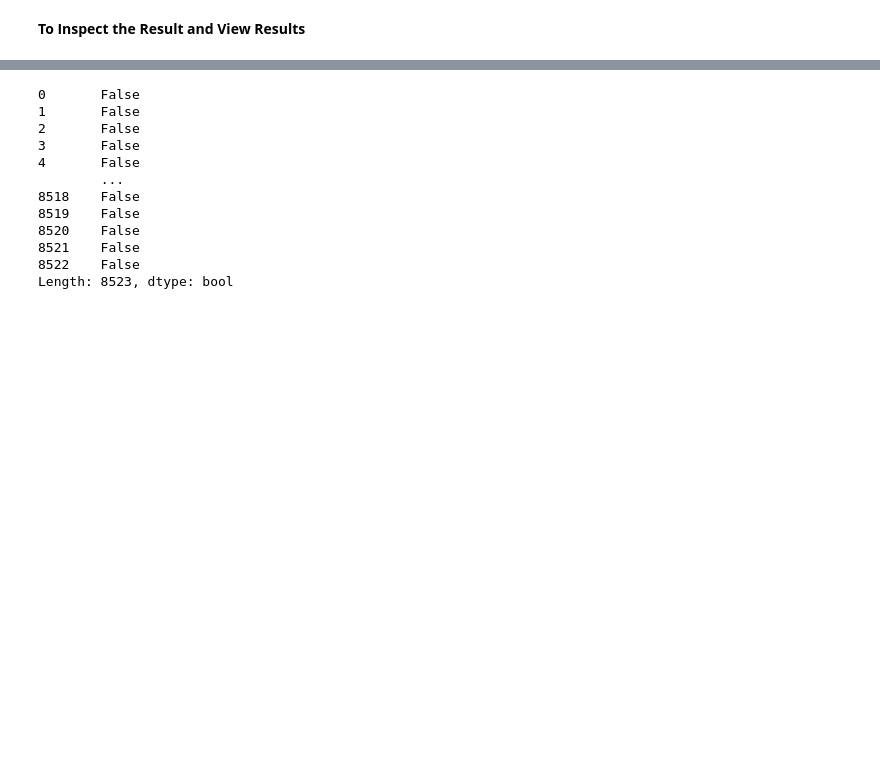
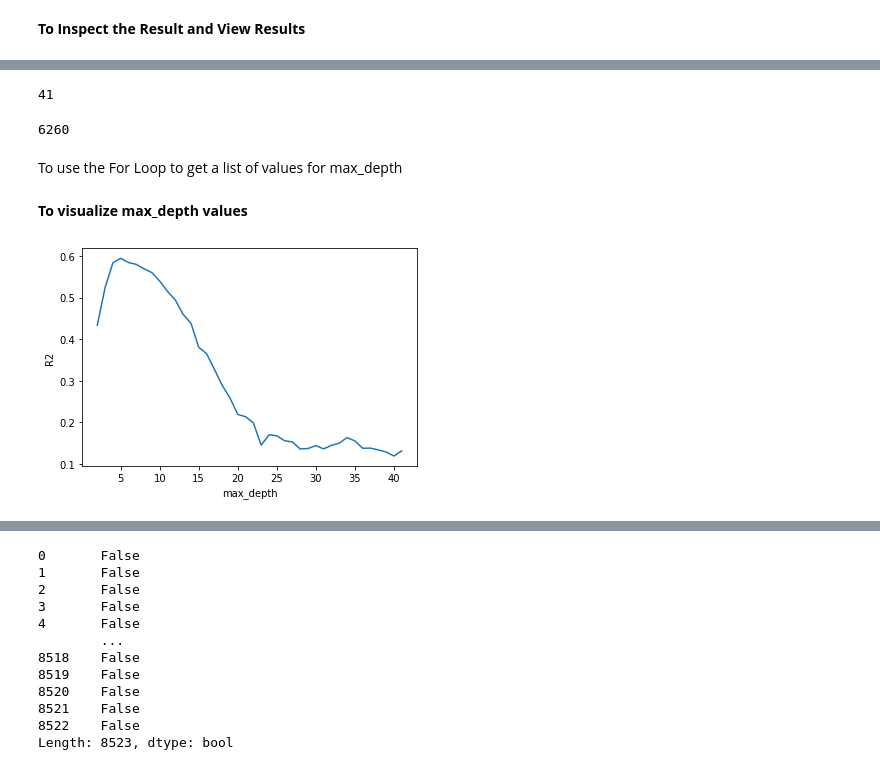
Before and after one commit to Swaghanaian/Food-Sales-Predictions, a Jupyter notebook: Food_Sales_Predictions.ipynb, the cells around one changed output, grey strips where cells are left out. Drawn from its saved outputs; the diff is of its cells as text; code cells hidden in the pictures; blank space fills up the shorter version.

```diff
--- a/Food_Sales_Predictions.ipynb
+++ b/Food_Sales_Predictions.ipynb
@@ -228,0 +375,7 @@ array([[ 0.81724868, -0.71277507,  1.82810922, ...,  0.        ,
+# %%
+#To instantiate
+#Using the decision tree
+dec_tree = DecisionTreeRegressor(random_state = 42)
+# %%
+#To fit model on training set
+dec_tree.fit(X_train_processed, y_train)
@@ -228,0 +391,6 @@ array([[ 0.81724868, -0.71277507,  1.82810922, ...,  0.        ,
+# %%
+# evaluate the model
+train_score = dec_tree.score(X_train_processed, y_train)
+test_score = dec_tree.score(X_test_processed, y_test)
+print(train_score)
+print(test_score)
@@ -228,0 +417,34 @@ array([[ 0.81724868, -0.71277507,  1.82810922, ...,  0.        ,
+# %%
+# To find the depth of the model
+dec_tree.get_depth()
+# %% [output]
+41
+# %%
+#To find how many leaf nodes exist in the model
+dec_tree.get_n_leaves()
+# %% [output]
+6260
+# %% [markdown]
+To use the For Loop to get a list of values for max_depth
+# %%
+# List of values to try for max_depth:
+depths = list(range(2, 42)) # will try every value between 2 and 36
+# Data frame to store the score for each value of max_depth:
+scores = pd.DataFrame(index=depths, columns=['Test Score','Train Score'])
+for depth in depths:
+    dec_tree = DecisionTreeRegressor(max_depth=depth, random_state=42)
+    dec_tree.fit(X_train_processed, y_train)
+    train_score = dec_tree.score(X_train_processed, y_train)
+    test_score = dec_tree.score(X_test_processed, y_test)
+    scores.loc[depth, 'Train Score'] = train_score
+    scores.loc[depth, 'Test Score'] = test_score
+# %% [markdown]
+**To visualize max_depth values**
+# %%
+# Visualize which max_depth leads to the highest r2 score
+import matplotlib.pyplot as plt
+plt.plot(depths, scores['Test Score'])
+plt.xlabel('max_depth')
+plt.ylabel('R2');
+# %% [output]
+[figure, added]
```
Also changed, not shown: parts of 52 cells of this notebook.
